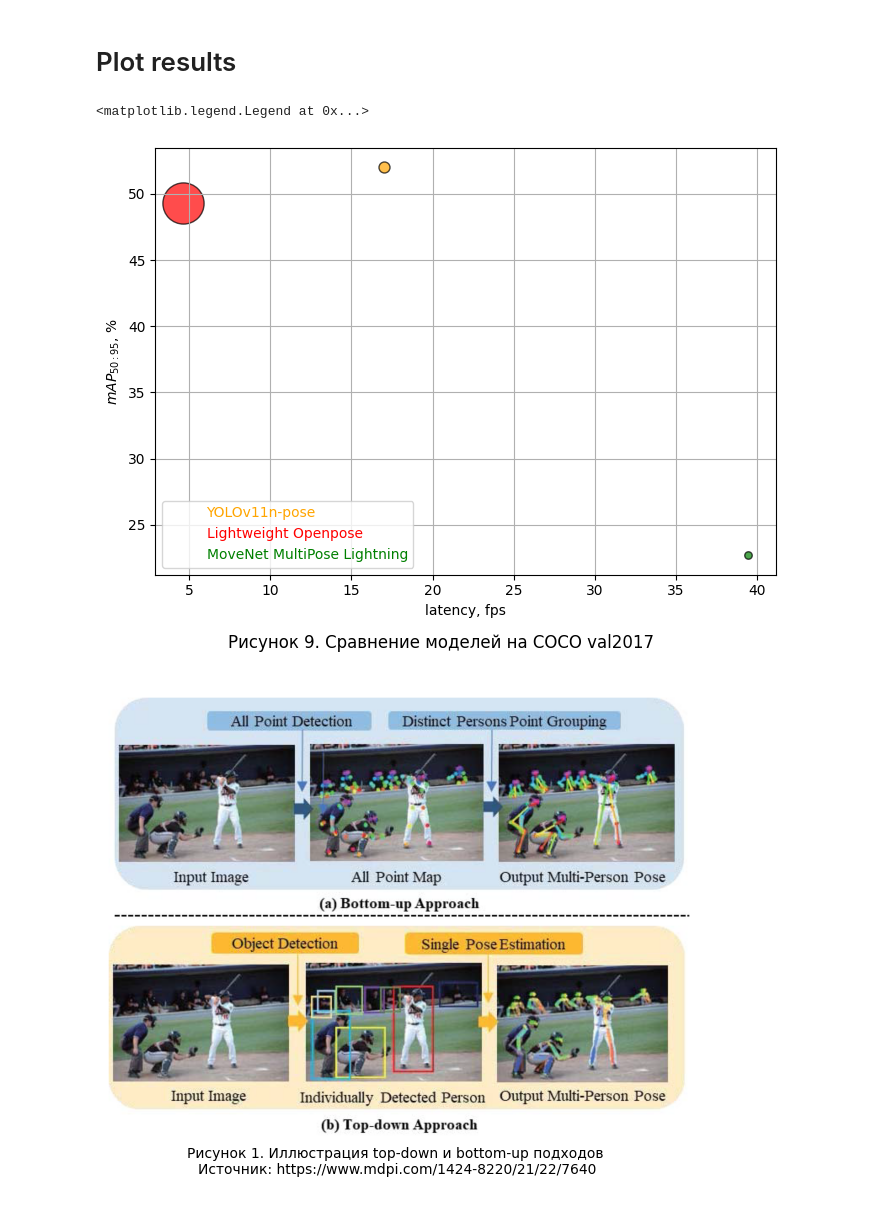
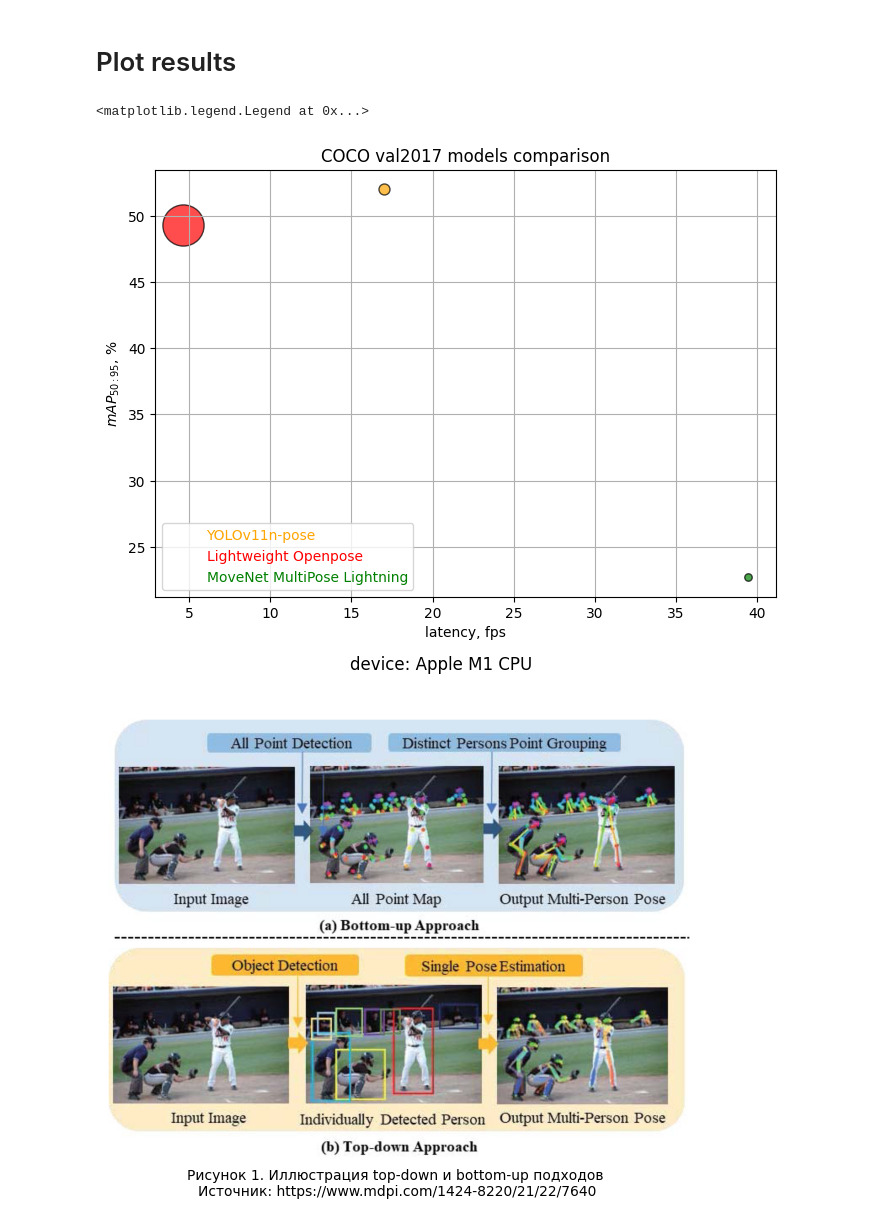
Before and after one commit to Kiri4s/lite-pose-estimation-models-comparison, a Jupyter notebook: notebooks/graphs.ipynb, the cells around one changed output. Drawn from its saved outputs; the diff is of its cells as text; code cells hidden in the pictures.

```diff
--- a/notebooks/graphs.ipynb
+++ b/notebooks/graphs.ipynb
@@ -10,33 +10,34 @@ mAP_50_95 = [52, 49.3, 22.7]
 memory = [6.3, 88, 2.9] # MB
 radius = [i for i in memory]
 
 models = ["YOLOv11n-pose", "Lightweight Openpose", "MoveNet MultiPose Lightning"]
 colors = ["orange", "red", "green"]
 
 sizes = [i*10 for i in radius]
 
 fig = plt.figure(figsize=(7,5))
 for time, metr, size, model, color in zip(time_fps, mAP_50_95, sizes, models, colors):
     plt.scatter(
         time,
         metr,
         s=size,  # Marker size (adjust as needed)
         c=color,
         label=model,
         edgecolors='black',
         alpha=0.7
     )
 
 #plt.scatter(time_fps, mAP_50_95, s=sizes, alpha=0.6, c=['yellow', 'red', 'green'], edgecolors='black')
 plt.xlabel('latency, fps')
 plt.ylabel('$mAP_{50:95}$, %')
 plt.grid()
 fig.tight_layout()
 #plt.title('models comparison')
 #plt.text(0.5, 0.5, 'Рисунок 1. Результаты экспериментов', ha='center', va='center')
-plt.figtext(0.5, -0.03, "Рисунок 9. Сравнение моделей на COCO val2017", ha="center", fontsize=12)
+plt.title("COCO val2017 models comparison")
+plt.figtext(0.5, -0.03, "device: Apple M1 CPU", ha="center", fontsize=12)
 plt.legend(loc='lower left', markerscale=0, labelcolor=colors)
 # %% [output]
 <matplotlib.legend.Legend at 0x...>
-[figure, old version]
+[figure, new version]
 # %%
```
Also changed, not shown: parts of 2 cells of this notebook, 6 other files.
